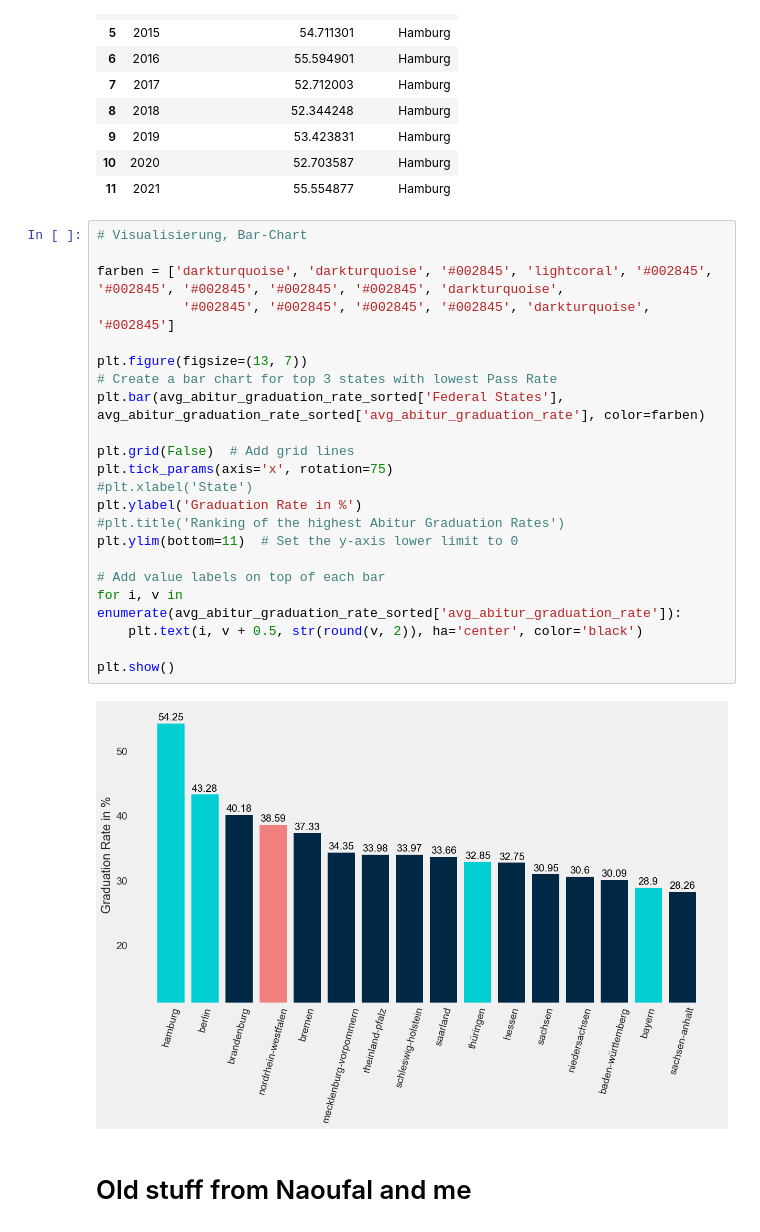
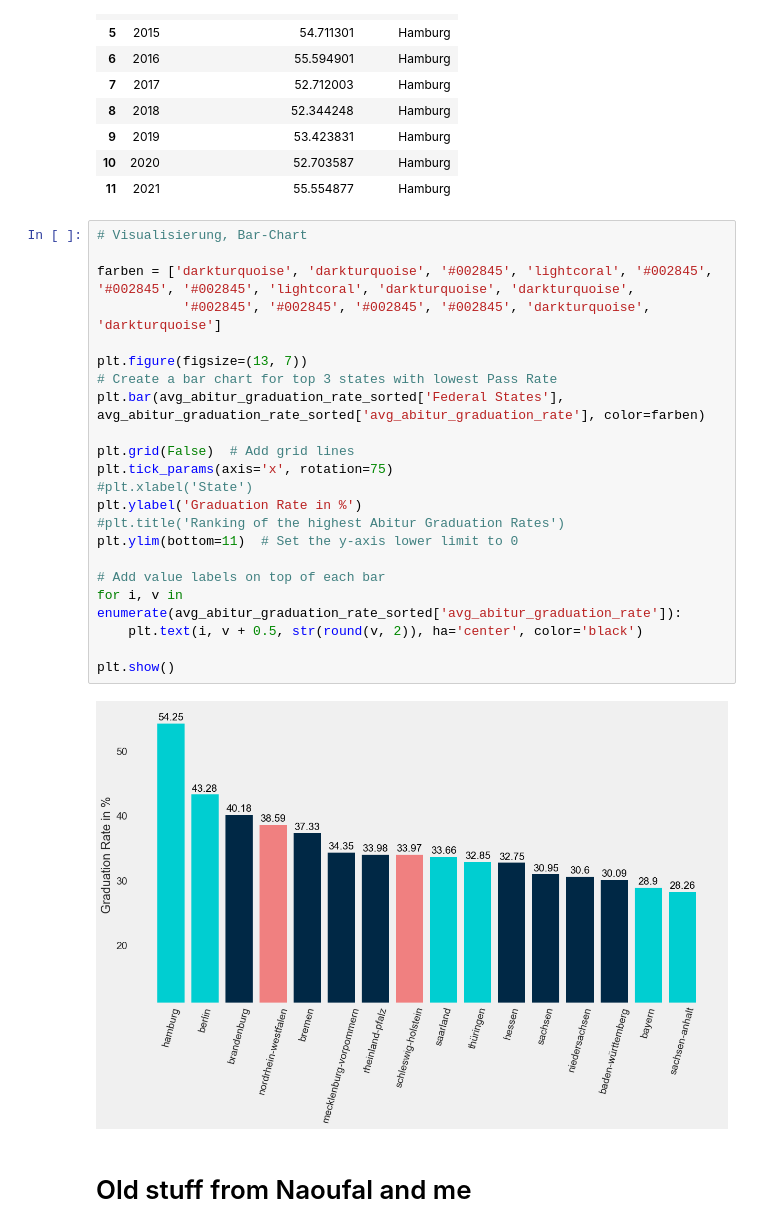
Before and after one commit to Stargazer-ger/capstone_project_hh_23_1, a Jupyter notebook: eda_schulform_gender_dr2.ipynb, the cells around one changed output. Saved outputs shown, nothing was run; the diff lists cells and outputs as text.

Commit message:
changed visualization

```diff
--- a/eda_schulform_gender_dr2.ipynb
+++ b/eda_schulform_gender_dr2.ipynb
@@ -786,27 +786,27 @@ highest_abitur_graduation_rate_per_year
 # %%
 # Visualisierung, Bar-Chart
 
-farben = ['darkturquoise', 'darkturquoise', '#002845', 'lightcoral', '#002845', '#002845', '#002845', '#002845', '#002845', 'darkturquoise',
-           '#002845', '#002845', '#002845', '#002845', 'darkturquoise', '#002845']
+farben = ['darkturquoise', 'darkturquoise', '#002845', 'lightcoral', '#002845', '#002845', '#002845', 'lightcoral', 'darkturquoise', 'darkturquoise',
+           '#002845', '#002845', '#002845', '#002845', 'darkturquoise', 'darkturquoise']
 
 plt.figure(figsize=(13, 7))
 # Create a bar chart for top 3 states with lowest Pass Rate
 plt.bar(avg_abitur_graduation_rate_sorted['Federal States'], avg_abitur_graduation_rate_sorted['avg_abitur_graduation_rate'], color=farben)
 
 plt.grid(False)  # Add grid lines
 plt.tick_params(axis='x', rotation=75)
 #plt.xlabel('State')
 plt.ylabel('Graduation Rate in %')
 #plt.title('Ranking of the highest Abitur Graduation Rates')
 plt.ylim(bottom=11)  # Set the y-axis lower limit to 0
 
 # Add value labels on top of each bar
 for i, v in enumerate(avg_abitur_graduation_rate_sorted['avg_abitur_graduation_rate']):
     plt.text(i, v + 0.5, str(round(v, 2)), ha='center', color='black')
 
 plt.show()
 # %% [output]
-[figure, old version]
+[figure, new version]
 # %% [markdown]
 # Old stuff from Naoufal and me
 # %% [markdown]
```
Also changed, not shown: parts of 2 cells of this notebook.
